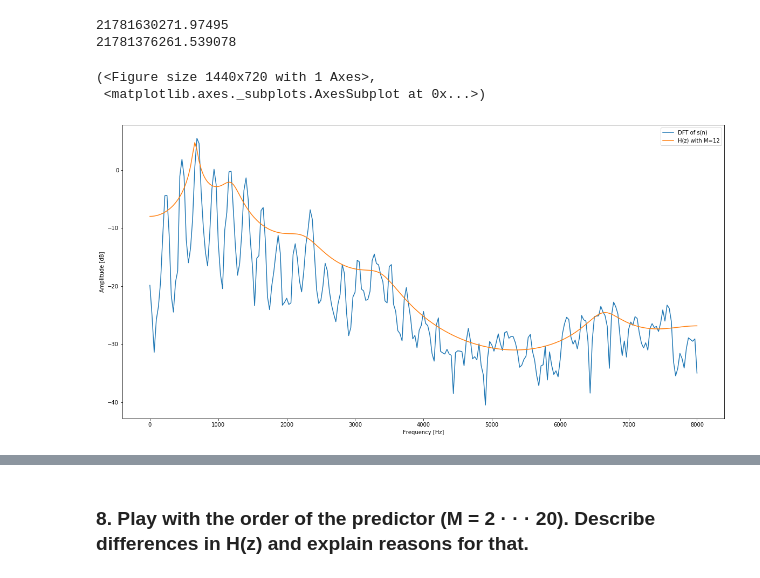
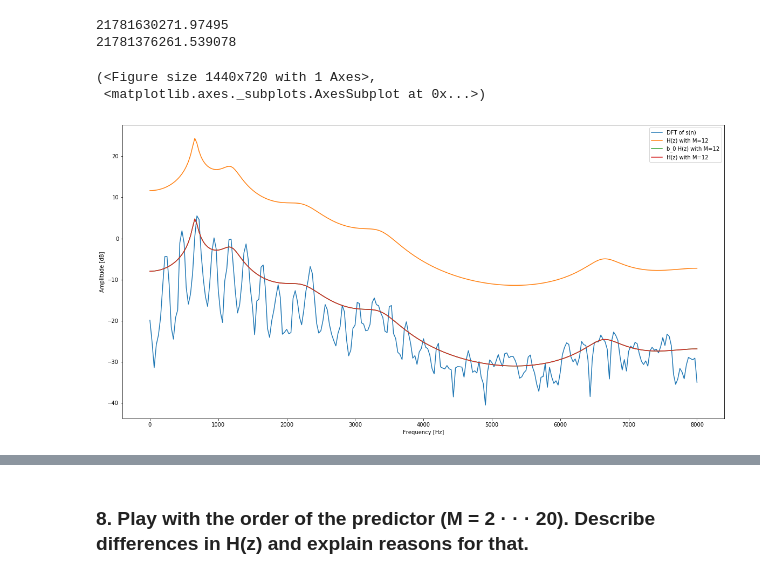
Before and after one commit to floschne/ssp20, a Jupyter notebook: notebooks/ex3.ipynb, the cells around one changed output, grey strips where cells are left out. Cells and saved outputs as stored; diff of their text form; code cells hidden in the pictures.

```diff
--- a/notebooks/ex3.ipynb
+++ b/notebooks/ex3.ipynb
@@ -207,8 +219,9 @@ print(energy_fresp_unvoiced)
 21781630271.97495
 21781376261.539078
 # %%
-plot_dft_with_vocal_tract_filter_response(voiced_frame, "voiced frame", b0=np.sqrt(energy_res_voiced))
+fig, ax = plot_dft_with_vocal_tract_filter_response(voiced_frame, "voiced frame", b0=1, plot=None)
+plot_dft_with_vocal_tract_filter_response(voiced_frame, "voiced frame", b0=np.sqrt(energy_res_voiced), plot=(fig, ax))
 # %% [output]
 (<Figure size 1440x720 with 1 Axes>,
  <matplotlib.axes._subplots.AxesSubplot at 0x...>)
-[figure, old version]
+[figure, new version]
```
Also changed, not shown: parts of 8 cells of this notebook, 7 other files.
